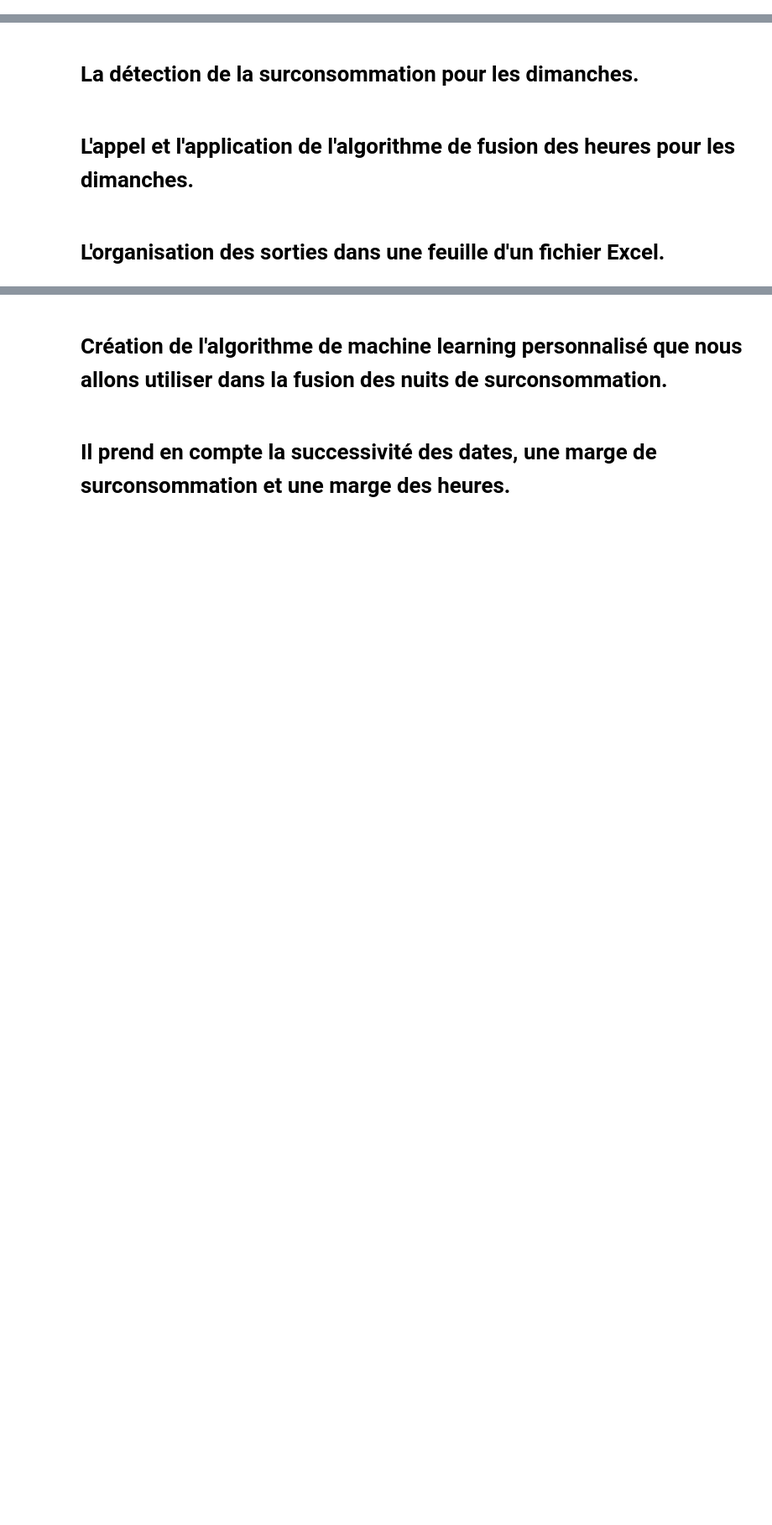
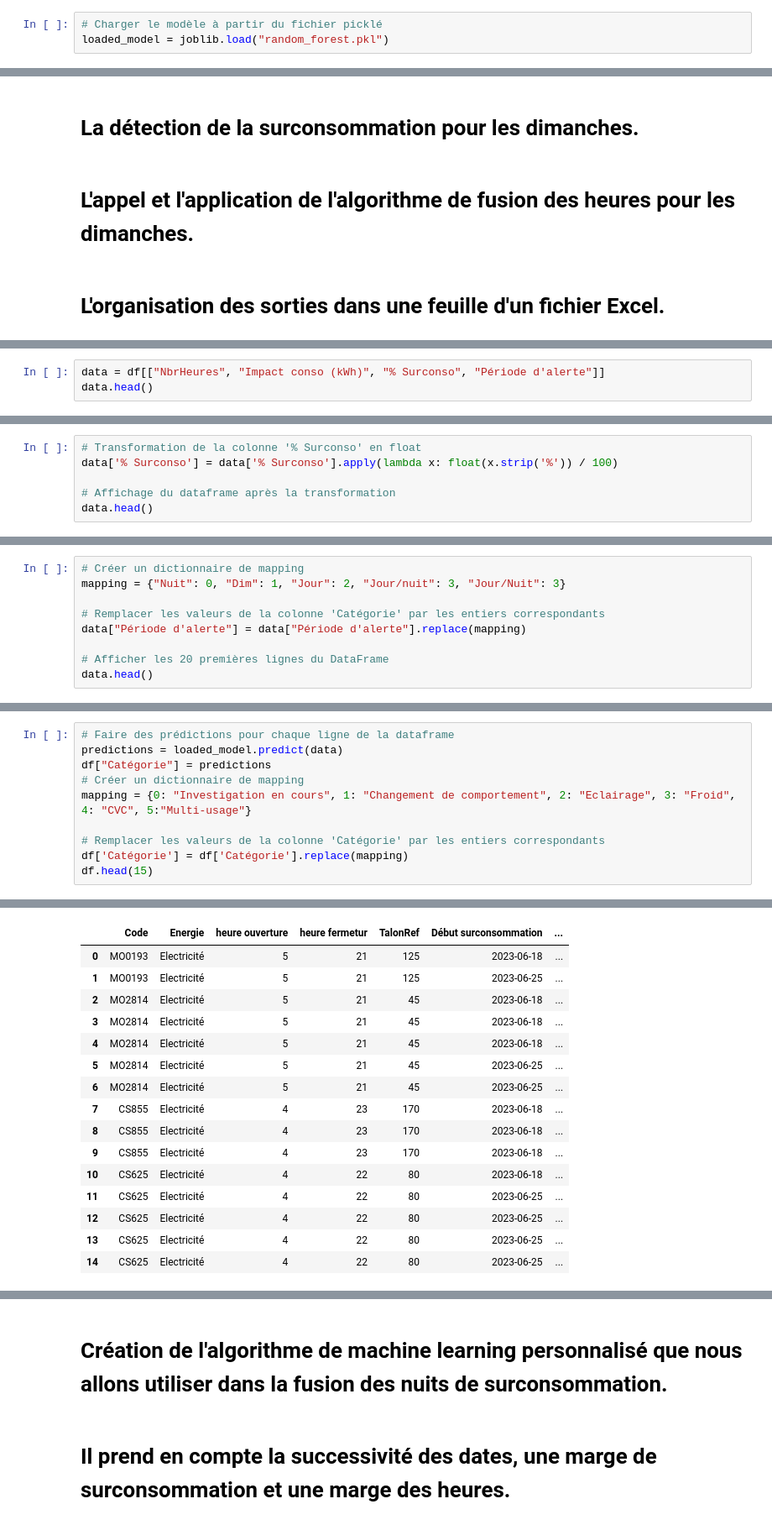
Before and after one commit to lahoucinemkh/Energe_overconsumption_detection, a Jupyter notebook: main.ipynb, the cells around one changed output, grey strips where cells are left out. Shown at 84% size. Drawn from its saved outputs; the diff is of its cells as text; blank space fills up the shorter version.

Commit message:
machine learning model of interpretation added

```diff
--- a/main.ipynb
+++ b/main.ipynb
@@ -18,3 +19,6 @@ from sklearn.cluster import DBSCAN
+# %%
+# Charger le modèle à partir du fichier picklé
+loaded_model = joblib.load("random_forest.pkl")
 # %% [markdown]
 # Création de deux fonctions utilisables dans l'importation des données
 # %%
@@ -654,0 +837,3 @@ See the caveats in the documentation: https://pandas.pydata.org/pandas-docs/stab
+# %%
+data = df[["NbrHeures", "Impact conso (kWh)", "% Surconso", "Période d'alerte"]]
+data.head()
@@ -654,0 +855,6 @@ See the caveats in the documentation: https://pandas.pydata.org/pandas-docs/stab
+# %%
+# Transformation de la colonne '% Surconso' en float
+data['% Surconso'] = data['% Surconso'].apply(lambda x: float(x.strip('%')) / 100)
+
+# Affichage du dataframe après la transformation
+data.head()
@@ -654,0 +873,9 @@ See the caveats in the documentation: https://pandas.pydata.org/pandas-docs/stab
+# %%
+# Créer un dictionnaire de mapping
+mapping = {"Nuit": 0, "Dim": 1, "Jour": 2, "Jour/nuit": 3, "Jour/Nuit": 3}
+
+# Remplacer les valeurs de la colonne 'Catégorie' par les entiers correspondants
+data["Période d'alerte"] = data["Période d'alerte"].replace(mapping)
+
+# Afficher les 20 premières lignes du DataFrame
+data.head()
@@ -654,0 +894,11 @@ See the caveats in the documentation: https://pandas.pydata.org/pandas-docs/stab
+# %%
+# Faire des prédictions pour chaque ligne de la dataframe
+predictions = loaded_model.predict(data)
+df["Catégorie"] = predictions
+# Créer un dictionnaire de mapping
+mapping = {0: "Investigation en cours", 1: "Changement de comportement", 2: "Eclairage", 3: "Froid", 4: "CVC", 5:"Multi-usage"}
+
+# Remplacer les valeurs de la colonne 'Catégorie' par les entiers correspondants
+df['Catégorie'] = df['Catégorie'].replace(mapping)
+df.head(15)
+# %% [output]
@@ -654,0 +911,16 @@ See the caveats in the documentation: https://pandas.pydata.org/pandas-docs/stab
+|  | Code | Energie | heure ouverture | heure fermetur | TalonRef | Début surconsommation | ... |
+| 0 | MO0193 | Electricité | 5 | 21 | 125 | 2023-06-18 | ... |
+| 1 | MO0193 | Electricité | 5 | 21 | 125 | 2023-06-25 | ... |
+| 2 | MO2814 | Electricité | 5 | 21 | 45 | 2023-06-18 | ... |
+| 3 | MO2814 | Electricité | 5 | 21 | 45 | 2023-06-18 | ... |
+| 4 | MO2814 | Electricité | 5 | 21 | 45 | 2023-06-18 | ... |
+| 5 | MO2814 | Electricité | 5 | 21 | 45 | 2023-06-25 | ... |
+| 6 | MO2814 | Electricité | 5 | 21 | 45 | 2023-06-25 | ... |
+| 7 | CS855 | Electricité | 4 | 23 | 170 | 2023-06-18 | ... |
+| 8 | CS855 | Electricité | 4 | 23 | 170 | 2023-06-18 | ... |
+| 9 | CS855 | Electricité | 4 | 23 | 170 | 2023-06-18 | ... |
+| 10 | CS625 | Electricité | 4 | 22 | 80 | 2023-06-18 | ... |
+| 11 | CS625 | Electricité | 4 | 22 | 80 | 2023-06-25 | ... |
+| 12 | CS625 | Electricité | 4 | 22 | 80 | 2023-06-25 | ... |
+| 13 | CS625 | Electricité | 4 | 22 | 80 | 2023-06-25 | ... |
+| 14 | CS625 | Electricité | 4 | 22 | 80 | 2023-06-25 | ... |
```
Also changed, not shown: parts of 21 cells of this notebook, 9 other files.
